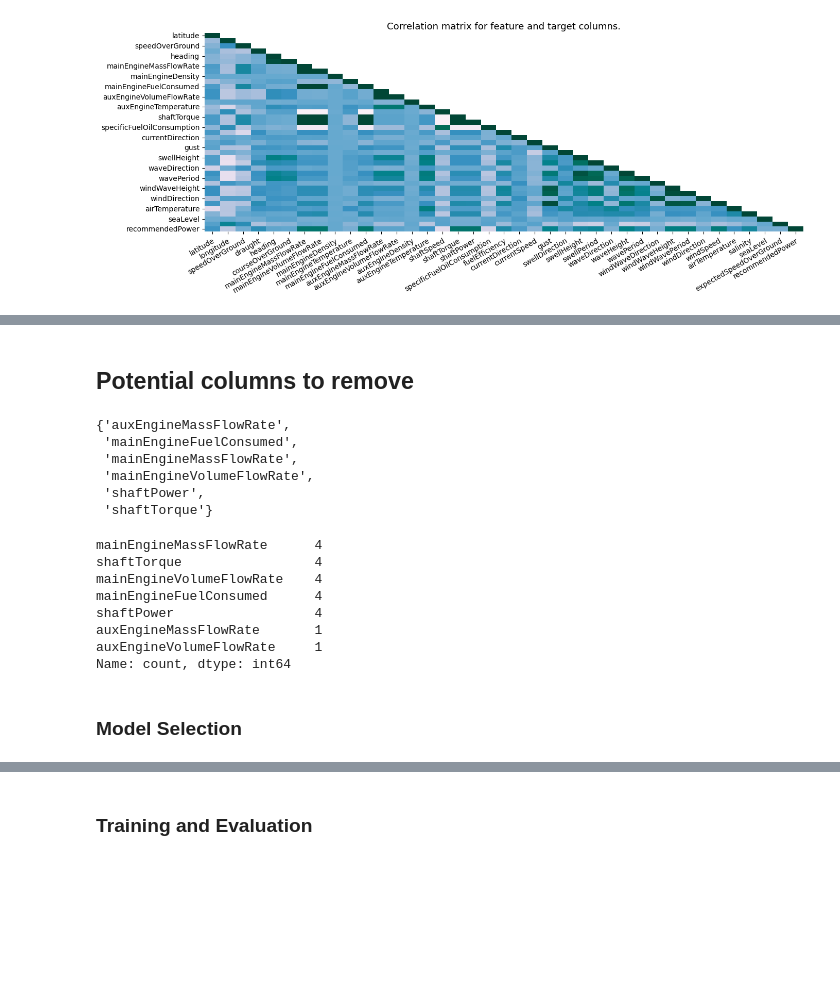
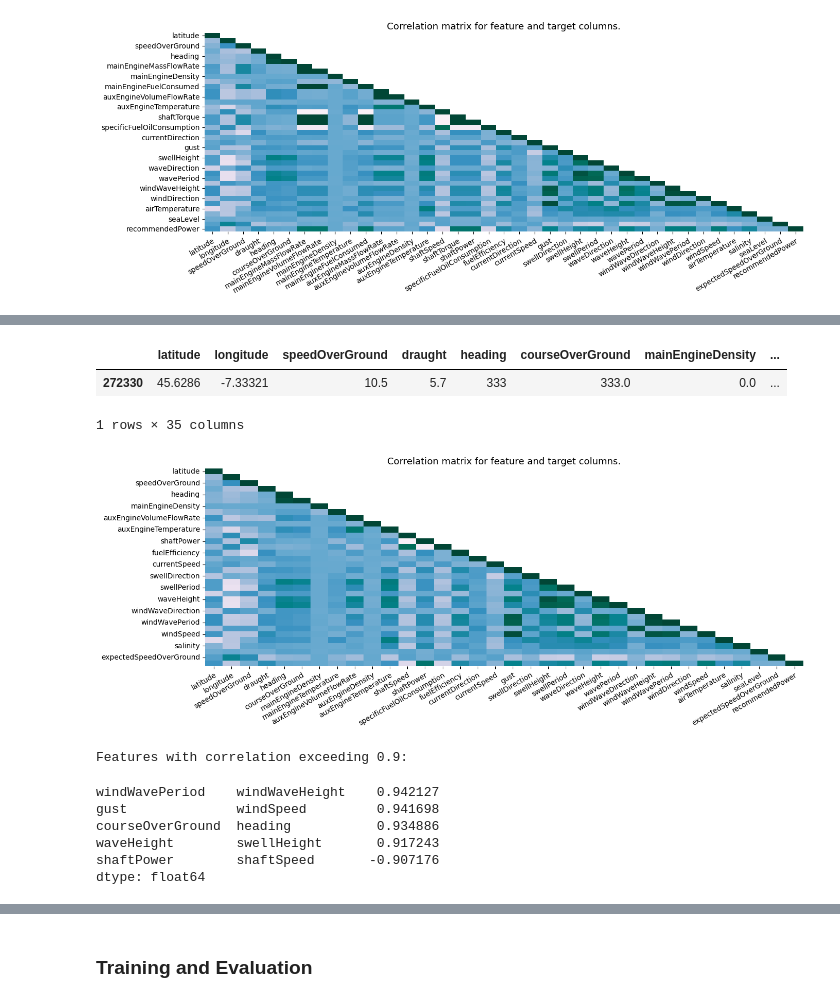
Before and after one commit to ButrosV/ship_prop_model, a Jupyter notebook: scripts/ship_hw_scratchpad.ipynb, the cells around one changed output, grey strips where cells are left out. Drawn from its saved outputs; the diff is of its cells as text; code cells hidden in the pictures; blank space fills up the shorter version.

Commit message:
add feature correlation function, remove multicollinear features, update TODO list

```diff
--- a/scripts/ship_hw_scratchpad.ipynb
+++ b/scripts/ship_hw_scratchpad.ipynb
@@ -147,7 +147,7 @@ def clean_data(data:pd.DataFrame, nan_col_start='currentDirection',
                nan_col_end= 'seaLevel', cols_to_dorp = ['recommendedMassFlowRate',
                                                         'expectedCarbonIntensityIndicator'],
                nan_to_zero_columns:list=["fuelEfficiency"],
-               remove_nan_targets:bool=True):
+               remove_nan_targets:bool=True)->pd.DataFrame:
     """
     Clean and preprocess the dataset for modeling:
     1) Create a deep copy of the input dataset to preserve the original data.
@@ -199,8 +197,12 @@ plt.show()
 # %%
-def compute_correlations_matrix(dataset):
-    """Display correlations, return correlation dataframe"""
+def compute_correlations_matrix(data=df_clean):
+    """
+    Compute and display a heatmap of the correlation matrix for numerical features.
+    :param dataset: pandas DataFrame containing the input data.
+    :return: pandas DataFrame of the correlation matrix.
+    """
     plt.figure(figsize=(15, 5))
-    correlation_matrix = dataset.select_dtypes(include='number').corr()
+    correlation_matrix = data.select_dtypes(include='number').corr()
     triangular_matrix = np.triu(correlation_matrix, k=1)
 
     sns.heatmap(
@@ -246,24 +266,46 @@ dtype: float64
-# %% [markdown]
-## Potential columns to remove
-# %%
-set(sorted_corr.index.get_level_values(level=0))
-# %% [output]
-{'auxEngineMassFlowRate',
- 'mainEngineFuelConsumed',
- 'mainEngineMassFlowRate',
- 'mainEngineVolumeFlowRate',
- 'shaftPower',
- 'shaftTorque'}
 # %%
-sorted_corr.index.get_level_values(level=0).append(sorted_corr.index.get_level_values(level=1)).value_counts()
+def select_features(data:pd.DataFrame=df_clean, features_to_drop:list=None)->pd.DataFrame:
+    """
+    Remove specified features (columns) from the input DataFrame.
+    :param data: pandas DataFrame to process. Defaults to df_clean.
+    :param features_to_drop: List of column names to drop. If None, returns the original DataFrame copy.
+    :return: A new pandas DataFrame with the specified features removed.
+    """
+    df_new = data.copy(deep=True)
+    if features_to_drop:
+        df_new.drop(columns=features_to_drop, inplace=True)
+    return df_new
-# %% [output]
-mainEngineMassFlowRate      4
-shaftTorque                 4
-mainEngineVolumeFlowRate    4
-mainEngineFuelConsumed      4
-shaftPower                  4
-auxEngineMassFlowRate       1
-auxEngineVolumeFlowRate     1
-Name: count, dtype: int64
-# %% [markdown]
-### Model Selection
+# %%
+redundant_features=[
+    "mainEngineFuelConsumed",
+    "shaftTorque",
+    "auxEngineMassFlowRate",
+    "mainEngineVolumeFlowRate",
+    "mainEngineMassFlowRate",
+    ]
+
+df_feat_sel = select_features(data=df_clean, features_to_drop=redundant_features)
+df_feat_sel.sample(1)
+# %% [output]
+|  | latitude | longitude | speedOverGround | draught | heading | courseOverGround | mainEngineDensity | ... |
+| 272330 | 45.6286 | -7.33321 | 10.5 | 5.7 | 333 | 333.0 | 0.0 | ... |
+1 rows × 35 columns
+# %%
+correlations = compute_correlations_matrix(df_feat_sel)
+# %% [output]
+[figure, added]
+# %%
+# Remove after testing
+correlations_threshold = 0.90
+sorted_corr_f = top_correlations(data=df_feat_sel, corr_threshold=correlations_threshold)
+
+print(f"Features with correlation exceeding {correlations_threshold}:")
+sorted_corr_f
+# %% [output]
+Features with correlation exceeding 0.9:
+windWavePeriod    windWaveHeight    0.942127
+gust              windSpeed         0.941698
+courseOverGround  heading           0.934886
+waveHeight        swellHeight       0.917243
+shaftPower        shaftSpeed       -0.907176
+dtype: float64
```
Also changed, not shown: parts of 16 cells of this notebook.
